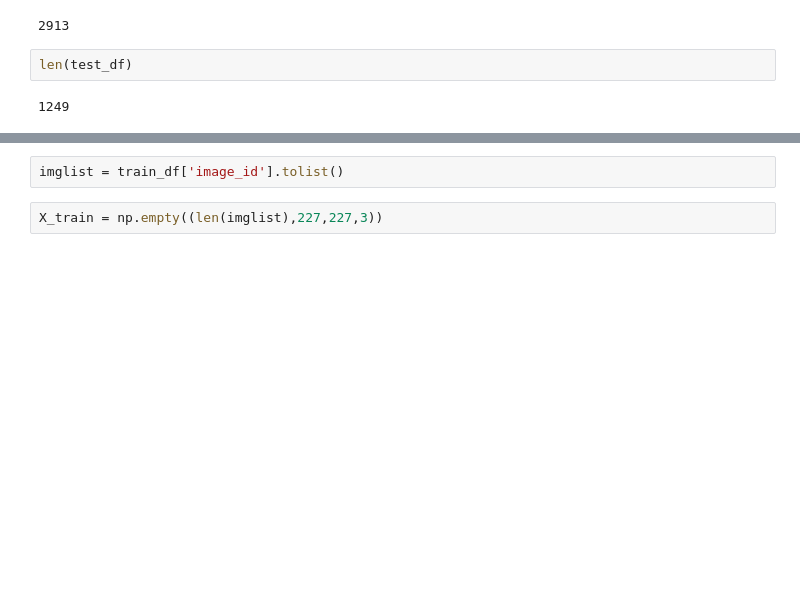
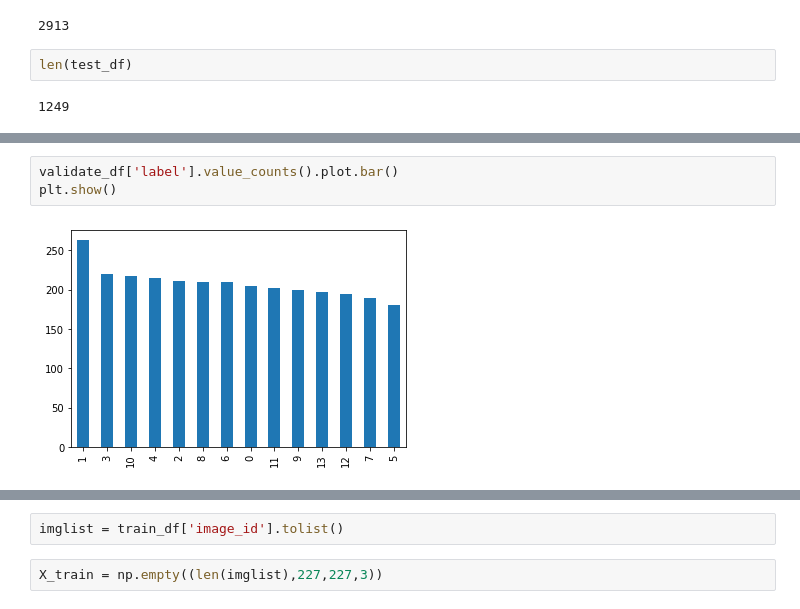
Before and after one commit to celinezhang2019/serengeti, a Jupyter notebook: Untitled.ipynb, the cells around one changed output, grey strips where cells are left out. Drawn from its saved outputs; the diff is of its cells as text; blank space fills up the shorter version.

```diff
--- a/Untitled.ipynb
+++ b/Untitled.ipynb
@@ -225,0 +231,5 @@ len(test_df)
+# %%
+validate_df['label'].value_counts().plot.bar()
+plt.show()
+# %% [output]
+[figure, added]
```
Also changed, not shown: parts of 21 cells of this notebook.
